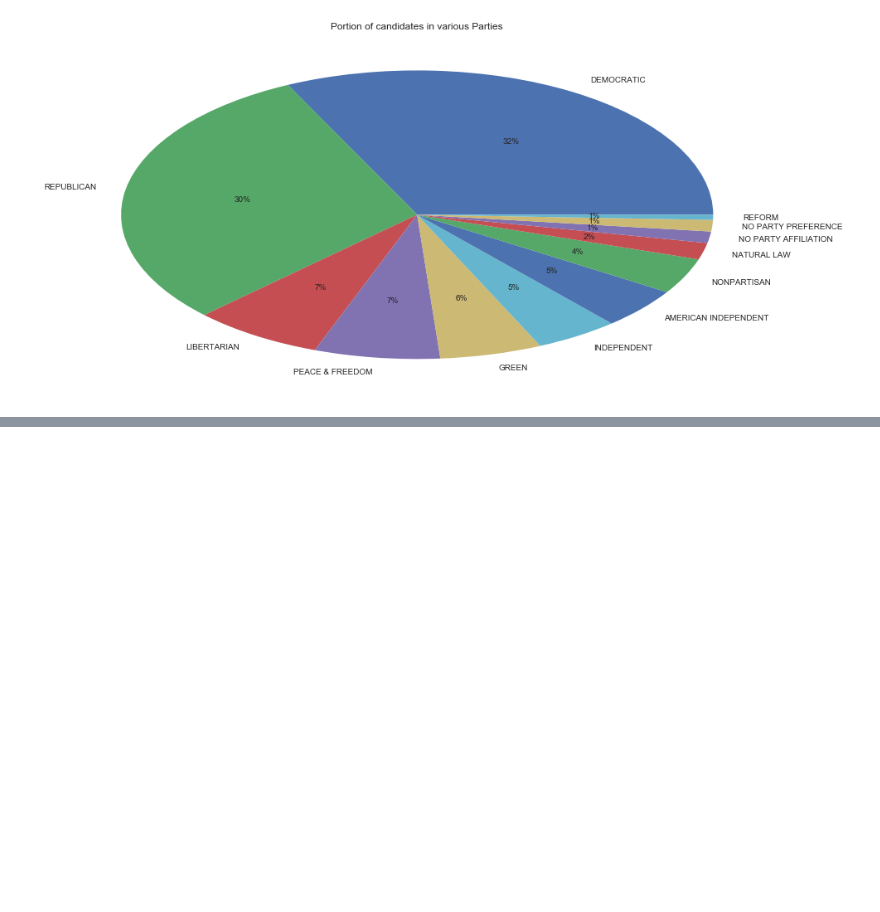
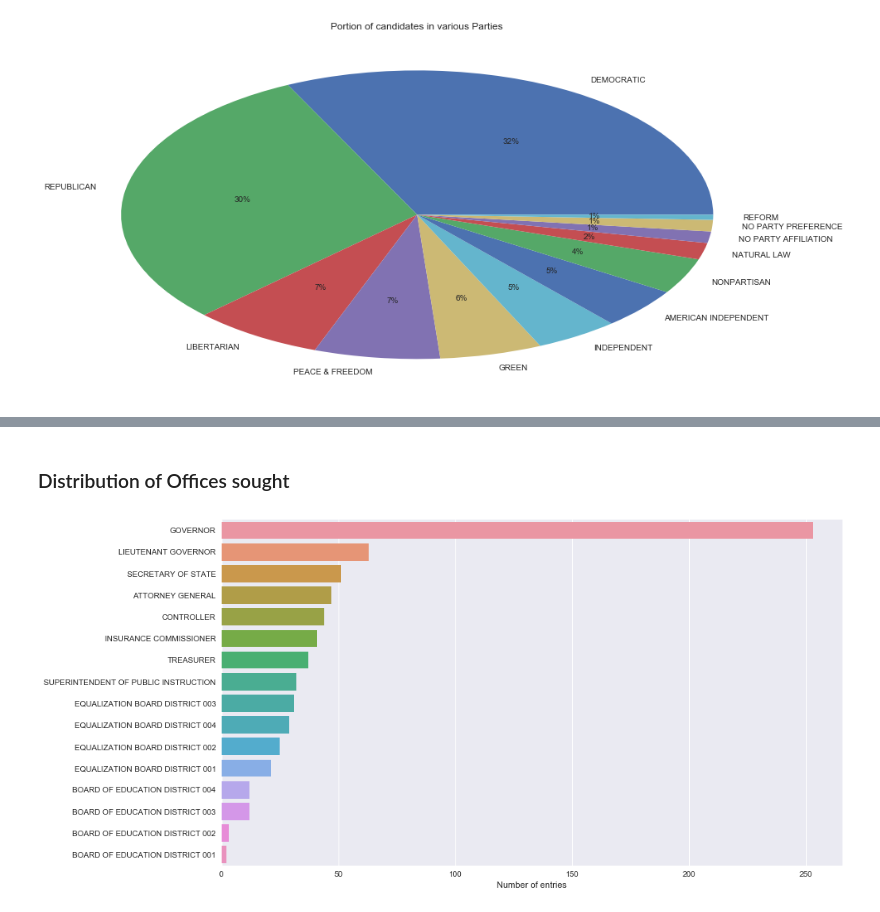
Before and after one commit to pstetz/misc, a Jupyter notebook: in_progress/pandas_elections/analysis.ipynb, the cells around one changed output, grey strips where cells are left out. Drawn from its saved outputs; the diff is of its cells as text; code cells hidden in the pictures; blank space fills up the shorter version.

```diff
--- a/in_progress/pandas_elections/analysis.ipynb
+++ b/in_progress/pandas_elections/analysis.ipynb
@@ -74,0 +81,8 @@ _ = (
+# %% [markdown]
+### Distribution of Offices sought
+# %%
+plt.figure(figsize=(14, 8))
+data = elections.Office_Sought.value_counts()
+_ = sns.barplot(data.values, data.index).set(xlabel="Number of entries")
+# %% [output]
+[figure, added]
```
Also changed, not shown: parts of 12 cells of this notebook, 2 other files.
